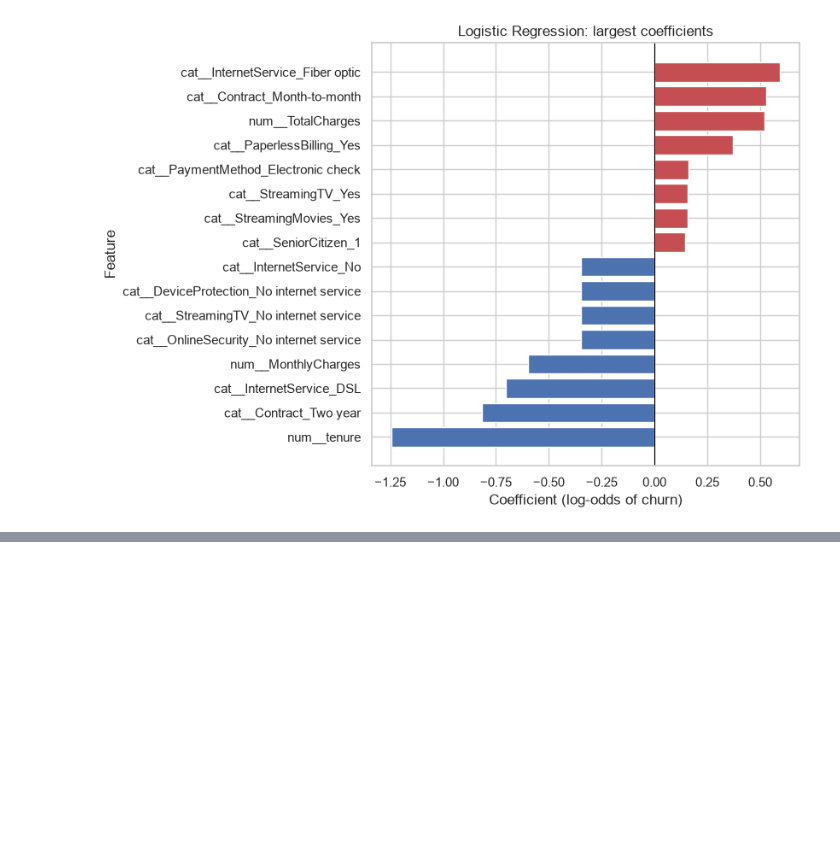
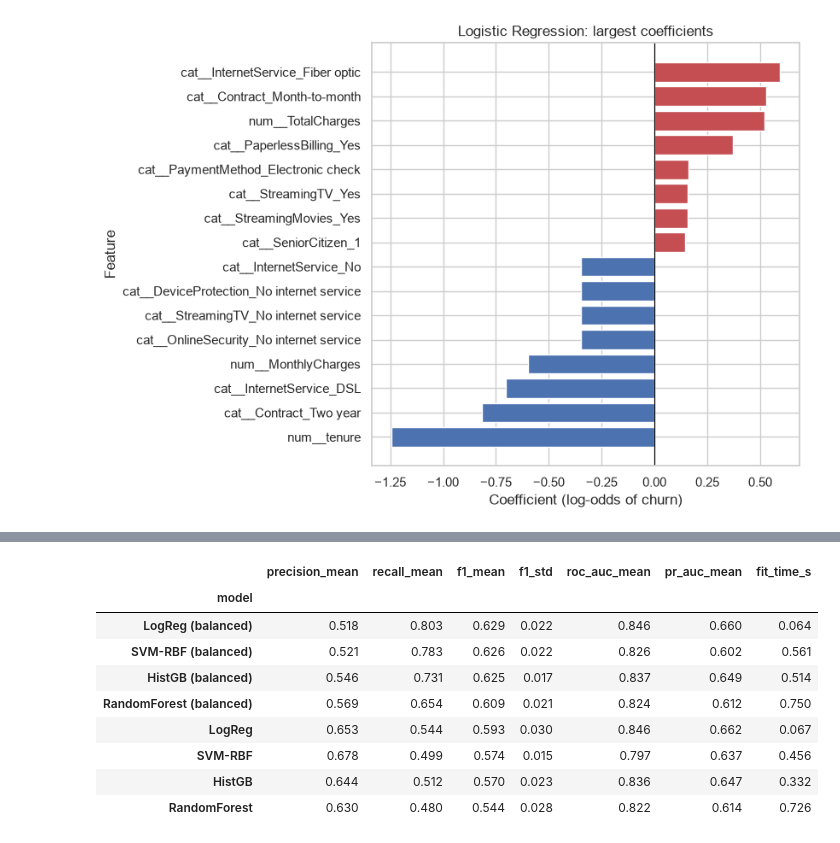
Before and after one commit to Sheyda-Fathi/customer-churn-prediction, a Jupyter notebook: notebooks/03_modeling.ipynb, the cells around one changed output, grey strips where cells are left out. Saved outputs shown, nothing was run; the diff lists cells and outputs as text; code cells hidden in the pictures; blank space fills up the shorter version.

```diff
--- a/notebooks/03_modeling.ipynb
+++ b/notebooks/03_modeling.ipynb
@@ -145,0 +198,16 @@ plt.show()
+# %%
+ranking = (all_results[['precision_mean', 'recall_mean', 'f1_mean', 'f1_std',
+                        'roc_auc_mean', 'pr_auc_mean', 'fit_time_s']]
+           .sort_values('f1_mean', ascending=False).round(3))
+display(ranking)
+# %% [output]
+|  | precision_mean | recall_mean | f1_mean | f1_std | roc_auc_mean | pr_auc_mean | fit_time_s |
+| model |  |  |  |  |  |  |  |
+| LogReg (balanced) | 0.518 | 0.803 | 0.629 | 0.022 | 0.846 | 0.660 | 0.064 |
+| SVM-RBF (balanced) | 0.521 | 0.783 | 0.626 | 0.022 | 0.826 | 0.602 | 0.561 |
+| HistGB (balanced) | 0.546 | 0.731 | 0.625 | 0.017 | 0.837 | 0.649 | 0.514 |
+| RandomForest (balanced) | 0.569 | 0.654 | 0.609 | 0.021 | 0.824 | 0.612 | 0.750 |
+| LogReg | 0.653 | 0.544 | 0.593 | 0.030 | 0.846 | 0.662 | 0.067 |
+| SVM-RBF | 0.678 | 0.499 | 0.574 | 0.015 | 0.797 | 0.637 | 0.456 |
+| HistGB | 0.644 | 0.512 | 0.570 | 0.023 | 0.836 | 0.647 | 0.332 |
+| RandomForest | 0.630 | 0.480 | 0.544 | 0.028 | 0.822 | 0.614 | 0.726 |
```
Also changed, not shown: parts of 16 cells of this notebook, 8 other files.
